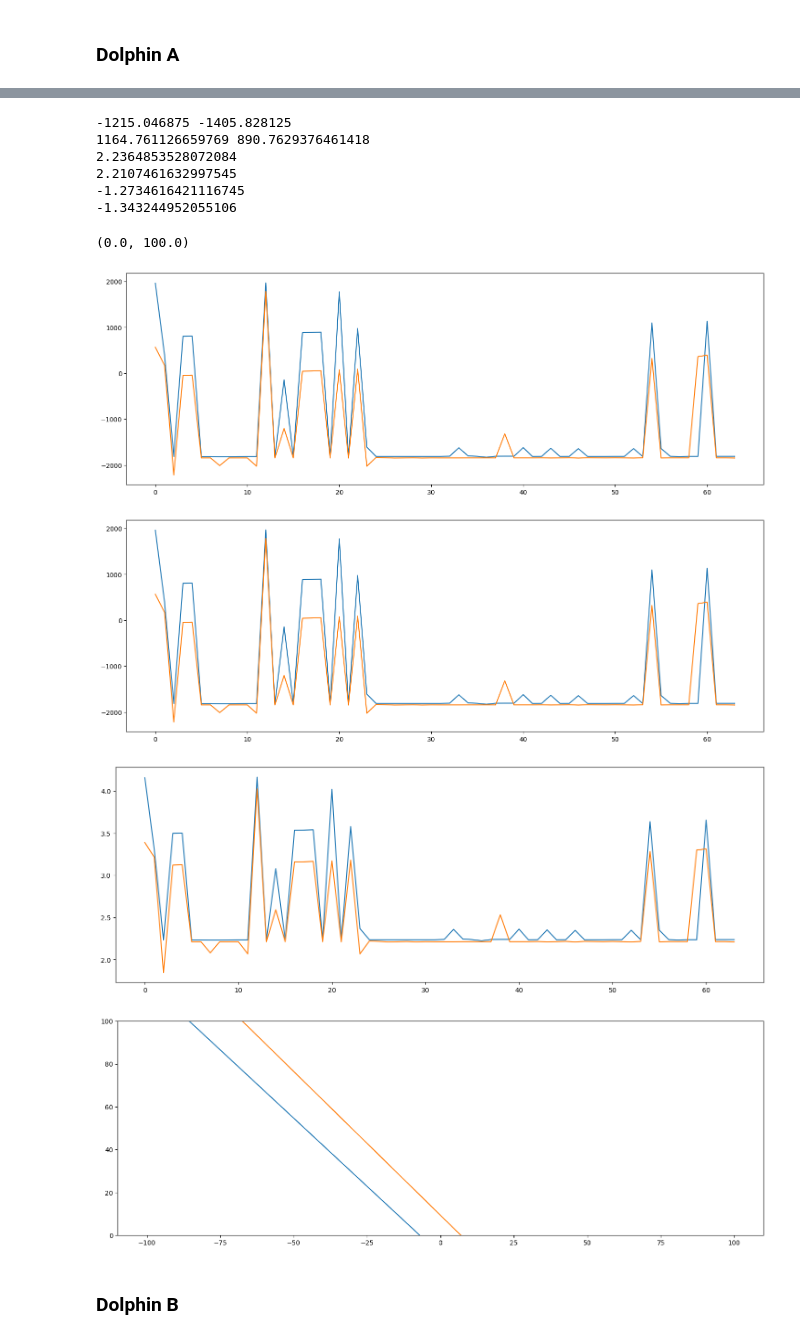
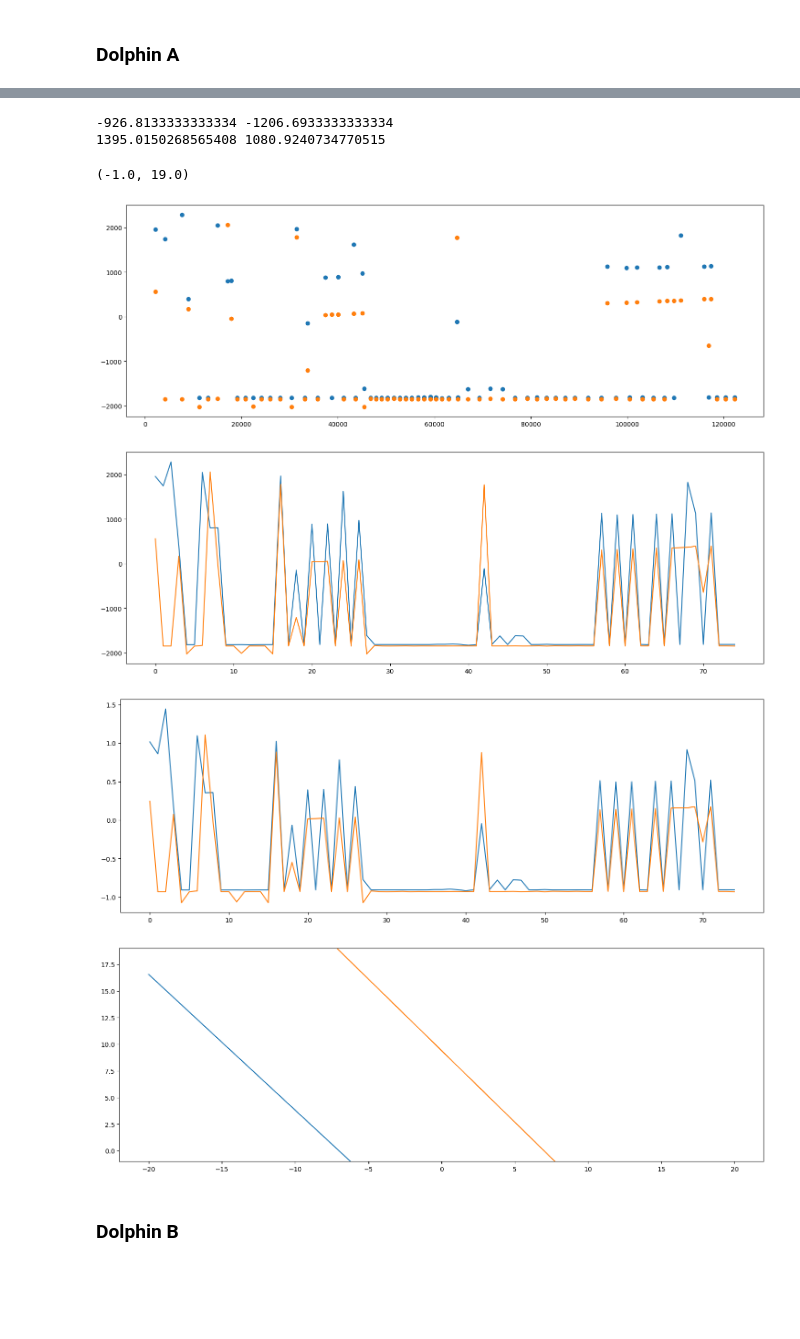
Before and after one commit to bpmasters/asa-challenge-24, a Jupyter notebook: asa-challenge-24.ipynb, the cells around one changed output, grey strips where cells are left out. Drawn from its saved outputs; the diff is of its cells as text; code cells hidden in the pictures; blank space fills up the shorter version.

```diff
--- a/asa-challenge-24.ipynb
+++ b/asa-challenge-24.ipynb
@@ -29,7 +29,8 @@ def gccphat(x, y, max_tau, fs):
     # x = x*np.hanning(x.shape[0])
     # y = y*np.hanning(y.shape[0])
 
-    max_shift = int(n/2)
+    # max_shift = int(n/2)
+    max_shift = int(max_tau * fs)
     X = np.fft.rfft(x)
     Y = np.fft.rfft(y)
     R = X*np.conj(Y)
@@ -160,8 +163,8 @@ h1_buff = buffer(h1b, win_size, noverlap)
 h1_buff_pow = 20*np.log10(np.sqrt(np.mean(h1_buff**2,axis=1)))
 
 # Specify parameters for click detection
-dB_peak_thresh_a = 35  # Dolphin A threshold
-dB_peak_thresh_b = 35  # Dolphin B threshold
+dB_peak_thresh_a = 30  # Dolphin A threshold
+dB_peak_thresh_b = 30  # Dolphin B threshold
 
 # Run prominence based peak detector to find envelope (clicks)
 h1_peaks_a, _ = scipy.signal.find_peaks(h1_buff_pow[ts_buff<click_cutoff_t], prominence=dB_peak_thresh_a, distance=pk_distance)
@@ -297,6 +292,7 @@ print(max_td)
 
 lags_12 = []
 lags_23 = []
+h2_good_peaks = []
 
 win_width = int(np.ceil(max_td*fs)/(win_size-noverlap))
 frame_to_sample = win_size-noverlap
@@ -310,6 +306,8 @@ for i, peak in enumerate(h2_peaks_a[:-8]):
     post_win = win_width
     pre_win = win_width
 
+    h2_good_peaks.append(peak)
+
     non_win_loc = peak
     # h1_sig = h1_buff_pow[non_win_loc-pre_win:non_win_loc+post_win]
     # h2_sig = h2_buff_pow[non_win_loc-pre_win:non_win_loc+post_win]
@@ -317,6 +315,7 @@ for i, peak in enumerate(h2_peaks_a[:-8]):
 
     h1_sig = h1[frame_to_sample*(non_win_loc-pre_win):frame_to_sample*(non_win_loc+post_win)]
     h2_sig = h2[frame_to_sample*(non_win_loc-pre_win):frame_to_sample*(non_win_loc+post_win)]
+    h2_sig = h2_sig*np.hanning(len(h2_sig))
     h3_sig = h3[frame_to_sample*(non_win_loc-pre_win):frame_to_sample*(non_win_loc+post_win)]
 
     # h1_sig = h1_sig*np.hanning(len(h1_sig))
@@ -324,22 +323,20 @@ for i, peak in enumerate(h2_peaks_a[:-8]):
     # h3_sig = h3_sig*np.hanning(len(h3_sig))
 
     lag_12, cc_12 = gccphat(h1_sig, h2_sig, max_td, fs)
-    lag_23, cc_23 = gccphat(h3_sig, h2_sig, max_td, fs)
+    lag_23, cc_23 = gccphat(h2_sig, h3_sig, max_td, fs)
 
     lags_12.append(lag_12)
     lags_23.append(lag_23)
 
 plt.figure()
+plt.vlines(0, -.1, .1, 'r')
+plt.vlines(lag_12, -.1, .1, 'r')
+plt.vlines(-lag_23, -.1, .1, 'r')
 plt.plot(-len(h1_sig)/2+np.arange(0,len(h1_sig)), h1_sig, label='H1')
 plt.plot(-len(h2_sig)/2+np.arange(0,len(h2_sig)), h2_sig, label='H2')
 plt.plot(-len(h3_sig)/2+np.arange(0,len(h3_sig)), h3_sig, label='H3')
-# plt.vlines(0, -70, -40, 'r')
-# plt.vlines(lag_12, -70, -40, 'r')
-# plt.vlines(abs(lag_23), -70, -40, 'r')
 
-plt.vlines(0, -.1, .1, 'r')
-plt.vlines(lag_12, -.1, .1, 'r')
-plt.vlines(lag_23, -.1, .1, 'r')
+
 plt.xlabel('Lag [samples]', fontsize = 30)
 plt.ylabel('Power [dBFS]', fontsize = 30)
 plt.legend(fontsize=18)
@@ -365,61 +362,53 @@ plt.plot(cc_23)
 # %%
 lags_12 = np.array(lags_12)
-lags_23 = -np.array(lags_23)
+lags_23 = np.array(lags_23)
 
 plt.figure()
-plt.plot(lags_12)
-plt.plot(lags_23)
+plt.scatter(h2_good_peaks, lags_12)
+plt.scatter(h2_good_peaks, lags_23)
 
 print(np.mean(lags_12), np.mean(lags_23))
 print(np.std(lags_12), np.std(lags_23))
 
 good_inds = (np.abs(lags_23 - np.mean(lags_23)) < np.std(lags_23)) & (np.abs(lags_12 - np.mean(lags_12)) < np.std(lags_12))
 filt_lags_12 = lags_12#[good_inds]
 filt_lags_23 = lags_23#[good_inds]
 
 plt.figure()
 plt.plot(filt_lags_12)
 plt.plot(filt_lags_23)
 
-angles_12 = np.pi+np.arcsin(filt_lags_12/(fs*max_td))
-angles_23 = np.pi+np.arcsin(filt_lags_23/(fs*max_td))
+angles_12 = np.arcsin(filt_lags_12/(fs*max_td))
+angles_23 = np.arcsin(filt_lags_23/(fs*max_td))
 
 plt.figure()
 plt.plot(angles_12)
 plt.plot(angles_23)
 
 slopes_12 = np.tan(angles_12)
 slopes_23 = np.tan(angles_23)
 
-x = np.arange(-100,100,.01)
+x = np.arange(-20,20,.01)
 rays_12 = np.ndarray([len(angles_12), len(x)])
 rays_23 = np.ndarray([len(angles_23), len(x)])
 
 for i, a in enumerate(angles_12):
   rays_12[i, :] = slopes_12[i]*(x+7)
 
 for i, a in enumerate(angles_23):
   rays_23[i, :] = slopes_23[i]*(x-7)
 plt.figure()
-print(angles_12[-1])
-print(angles_23[-1])
-print(slopes_12[-1])
-print(slopes_23[-1])
 plt.plot(x, rays_12[-1, :])
 plt.plot(x, rays_23[-1, :])
-plt.ylim([0, 100])
+plt.ylim([-1, 19])
 # %% [output]
--1215.046875 -1405.828125
-1164.761126659769 890.7629376461418
-2.2364853528072084
-2.2107461632997545
--1.2734616421116745
--1.343244952055106
+-926.8133333333334 -1206.6933333333334
+1395.0150268565408 1080.9240734770515
-(0.0, 100.0)
+(-1.0, 19.0)
-[figure, old version]
+[figure, new version]
-[figure, old version]
+[figure, new version]
-[figure, old version]
+[figure, new version]
-[figure, old version]
+[figure, new version]
 # %% [markdown]
 ### Dolphin B
 # %%
```
Also changed, not shown: parts of 10 cells of this notebook.
